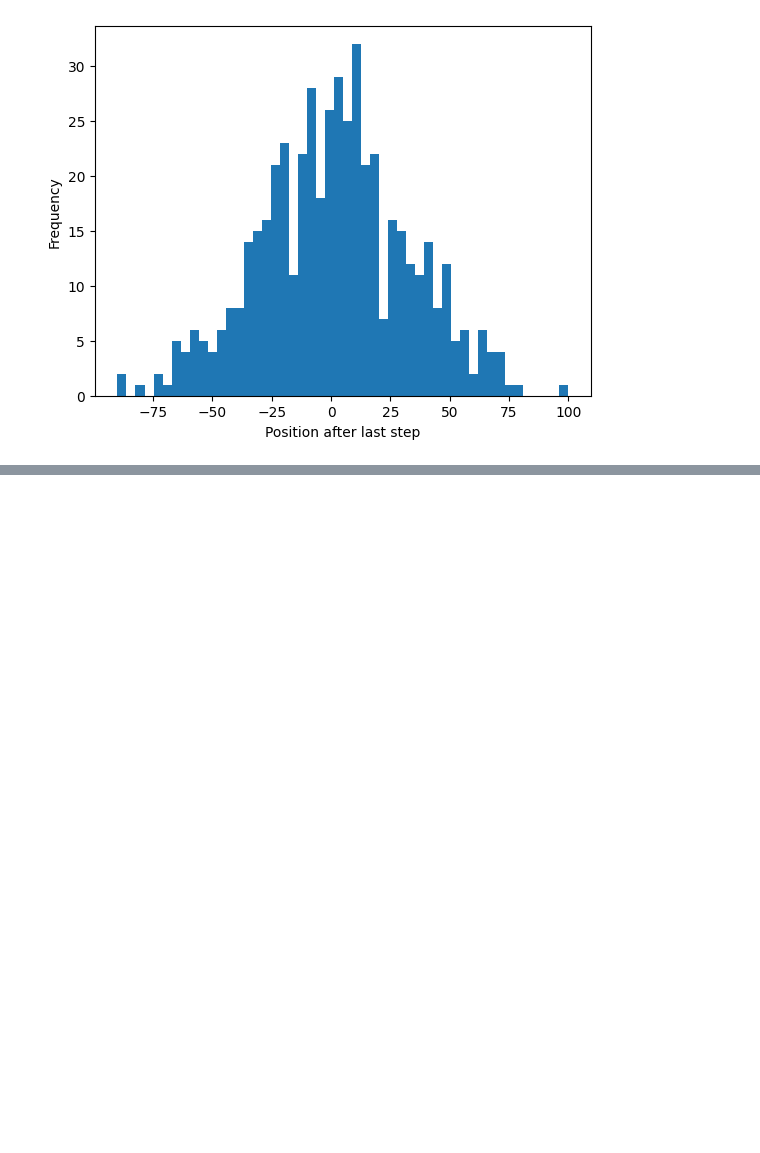
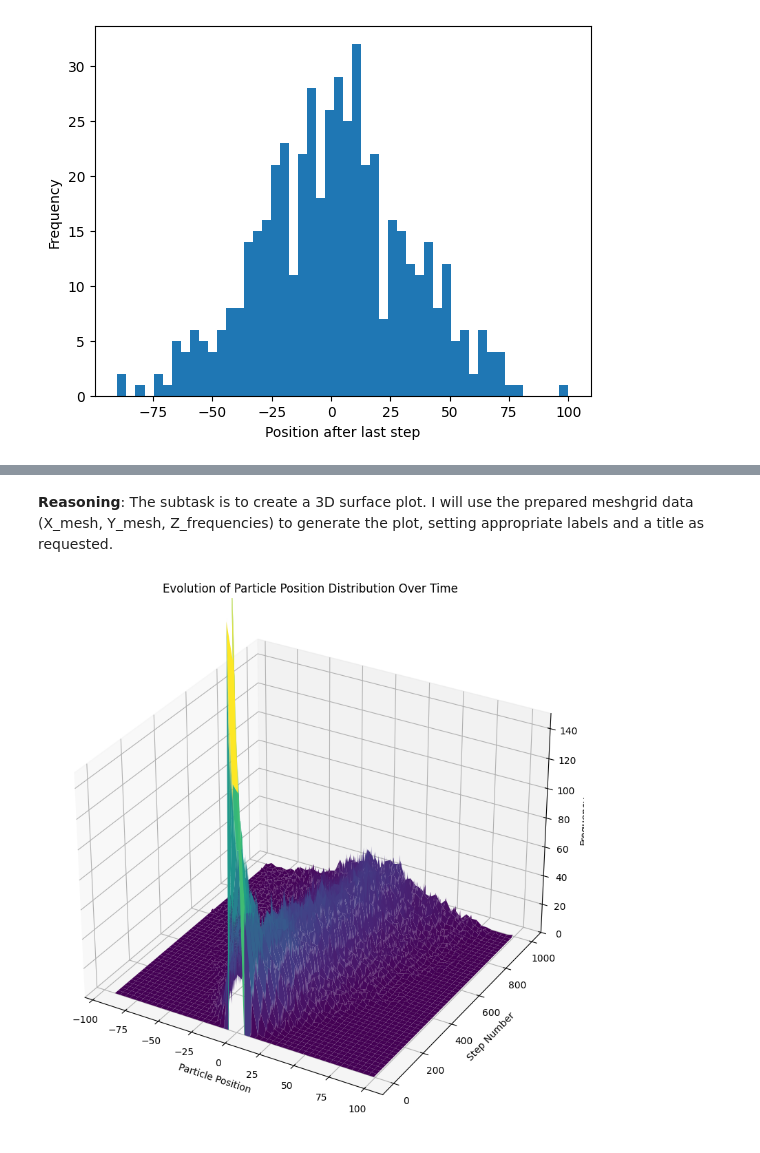
Before and after one commit to PX2145-2025/week-7-b-Morley-James, a Jupyter notebook: Random_walk.ipynb, the cells around one changed output, grey strips where cells are left out. Drawn from its saved outputs; the diff is of its cells as text; code cells hidden in the pictures; blank space fills up the shorter version.

```diff
--- a/Random_walk.ipynb
+++ b/Random_walk.ipynb
@@ -237,0 +370,30 @@ plt.show()
+# %% [markdown]
+**Reasoning**:
+The subtask is to create a 3D surface plot. I will use the prepared meshgrid data (X_mesh, Y_mesh, Z_frequencies) to generate the plot, setting appropriate labels and a title as requested.
+# %%
+import matplotlib.pyplot as plt
+from mpl_toolkits.mplot3d import Axes3D # This import was already done in the previous code block, but is included for completeness within this step if run in isolation.
+
+# Create a new figure and add a 3D subplot
+fig = plt.figure(figsize=(14, 10))
+ax = fig.add_subplot(111, projection='3d')
+
+# Plot the 3D surface
+# X_mesh for particle positions, Y_mesh for step numbers, Z_frequencies for histogram frequencies
+ax.plot_surface(X_mesh, Y_mesh, Z_frequencies, cmap='viridis', edgecolor='none')
+
+# Set labels for the axes
+ax.set_xlabel('Particle Position')
+ax.set_ylabel('Step Number')
+ax.set_zlabel('Frequency')
+
+# Set the Z-axis limits to zoom in
+ax.set_zlim(0, 150) # Adjust the upper limit as needed for desired zoom
+
+# Add a title to the plot
+ax.set_title('Evolution of Particle Position Distribution Over Time')
+
+# Display the plot
+plt.show()
+# %% [output]
+[figure, added]
```
Also changed, not shown: parts of 9 cells of this notebook.
